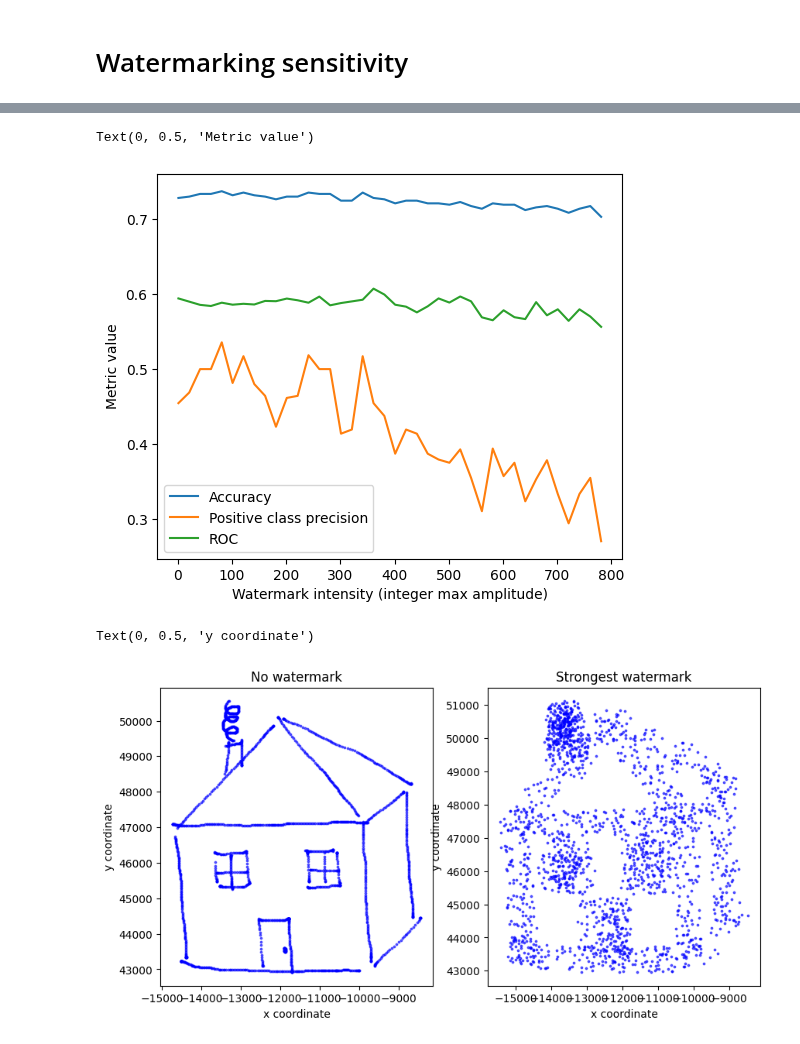
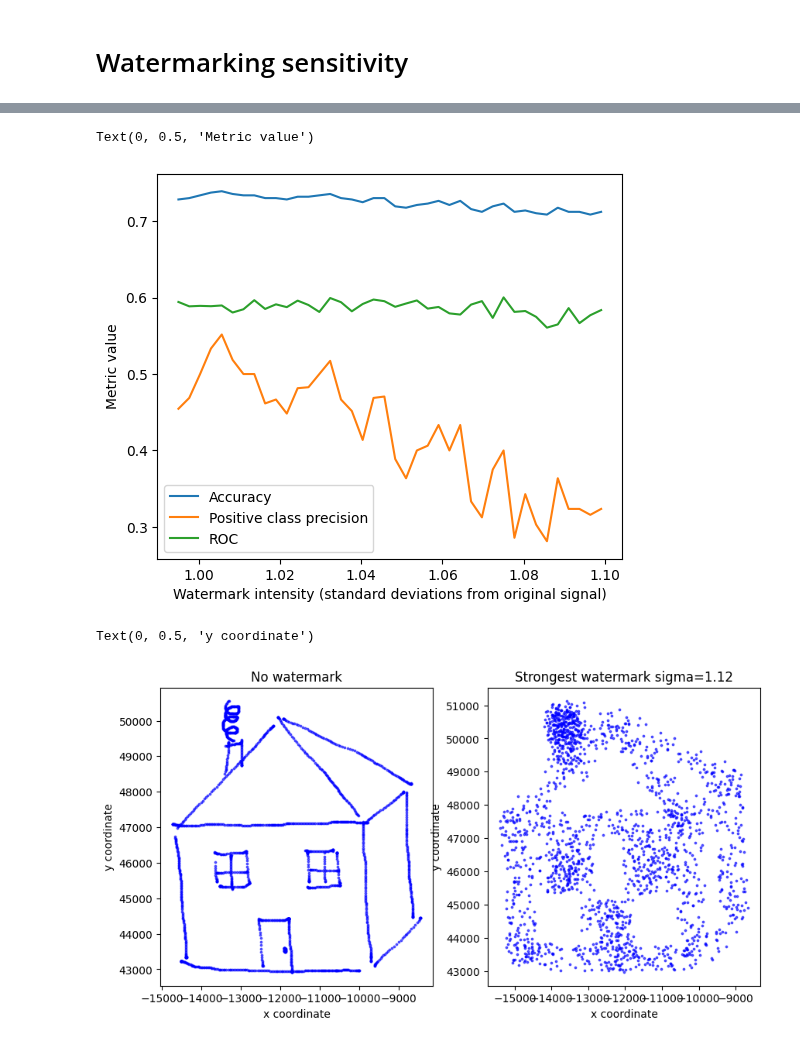
Before and after one commit to PosgradoMNA/Proyecto_Integrador_Equipo_11, a Jupyter notebook: src/xgboost_analysis.ipynb, the cells around one changed output, grey strips where cells are left out. Drawn from its saved outputs; the diff is of its cells as text; code cells hidden in the pictures.

```diff
--- a/src/xgboost_analysis.ipynb
+++ b/src/xgboost_analysis.ipynb
@@ -247,17 +257,29 @@ def apply_watermark(X, intensity=0):
     # apply watermark to x and y columns
     X_ = X.copy()
     X_['x'] = X_.apply(lambda x: x['x'] + np.random.random_integers(intensity, size=x['x'].shape), axis=1)
+
     X_['y'] = X_.apply(lambda x: x['y'] + np.random.random_integers(intensity, size=x['y'].shape), axis=1)
-    return X_
+
+
+    std_dev_df = pd.concat((X_[['x','y']], X[['x','y']]), axis=1)
+    std_dev_df.columns = ['x_noise', 'y_noise', 'x', 'y']
+
+    std_dev_df['sigma'] = std_dev_df.apply(lambda x: np.std(x['x_noise']/np.std(x['x'])), axis=1)
+
+
+
+
+    return X_, np.mean(std_dev_df['sigma'])
 
 
 def evaluate_watermark_impact():
     accuracy_history = []
     positive_class_precision_history = []
     roc_history = []
+    sigma_history = []
     for intensity in range(1, 800, 20):
         print("########## \nNoise Level: ", intensity)
-        X_val_watermarked = apply_watermark(X_val, intensity=intensity)
+        X_val_watermarked, sigma = apply_watermark(X_val, intensity=intensity)
         X_val_normalized, _ = normalize_data(X_val_watermarked, fit=False, state=normalization_state)
         X_val_normalized['x_and_y'] = X_val_normalized.apply(lambda x: np.concatenate((x['azimuth'], x['altitude'], x['pressure'], x['x'], x['y'])), axis=1)
         X_val_preprocessed = pipeline.transform(X_val_normalized)
@@ -279,12 +301,13 @@ def evaluate_watermark_impact():
         accuracy_history.append(accuracy)
         positive_class_precision_history.append(positive_class_precision)
         roc_history.append(roc_auc)
+        sigma_history.append(sigma)
 
 
 
-    return accuracy_history, positive_class_precision_history, roc_history, X_val_watermarked
+    return accuracy_history, positive_class_precision_history, roc_history, sigma_history, X_val_watermarked
 
-accuracy_score_history, positive_class_precision_history, roc_history, last_images = evaluate_watermark_impact()
+accuracy_score_history, positive_class_precision_history, roc_history, sigma_history, last_images = evaluate_watermark_impact()
 # %% [output]
 ##########
 Noise Level:  1
@@ -305,0 +329,13 @@ depression ROC AUC: 0.5564
+# %%
+plt.plot(sigma_history)
+coeffs = np.polyfit(range(len(sigma_history)),sigma_history,1)
+
+def sigma_approximation(x):
+    return coeffs[0]*x + coeffs[1]
+
+watermark_sigma = sigma_approximation(range(len(sigma_history)))
+
+plt.plot(watermark_sigma)
+plt.title("Watermark average Sigma")
+plt.xlabel("Noise level (units)")
+plt.ylabel("Noise level (sigma)")
@@ -306,16 +345,16 @@ depression ROC AUC: 0.5564
 # %%
+noise_range = range(1, 800, 20)
 from pylab import rcParams
 rcParams['figure.figsize'] = 6,5
-x_axis = range(1, 800, 20)
-plt.plot(x_axis, accuracy_score_history)
-plt.plot(x_axis, positive_class_precision_history)
-plt.plot(x_axis, roc_history)
+plt.plot(watermark_sigma, accuracy_score_history)
+plt.plot(watermark_sigma, positive_class_precision_history)
+plt.plot(watermark_sigma, roc_history)
 plt.legend(['Accuracy', 'Positive class precision', 'ROC'])
-plt.xlabel('Watermark intensity (integer max amplitude)')
+plt.xlabel('Watermark intensity (standard deviations from original signal)')
 plt.ylabel('Metric value')
 # %% [output]
 Text(0, 0.5, 'Metric value')
-[figure, old version]
+[figure, new version]
 # %%
 from pylab import rcParams
 rcParams['figure.figsize'] = 10, 5
@@ -326,9 +365,9 @@ ax[0].set_title("No watermark")
 ax[0].set_xlabel("x coordinate")
 ax[0].set_ylabel("y coordinate")
 ax[1].scatter(-last_images.iloc[1]['y'], last_images.iloc[1]['x'], s=3, c='blue', alpha=0.6)
-ax[1].set_title("Strongest watermark")
+ax[1].set_title("Strongest watermark sigma=1.12")
 ax[1].set_xlabel("x coordinate")
 ax[1].set_ylabel("y coordinate")
 # %% [output]
 Text(0, 0.5, 'y coordinate')
-[figure, old version]
+[figure, new version]
```
Also changed, not shown: parts of 13 cells of this notebook.
